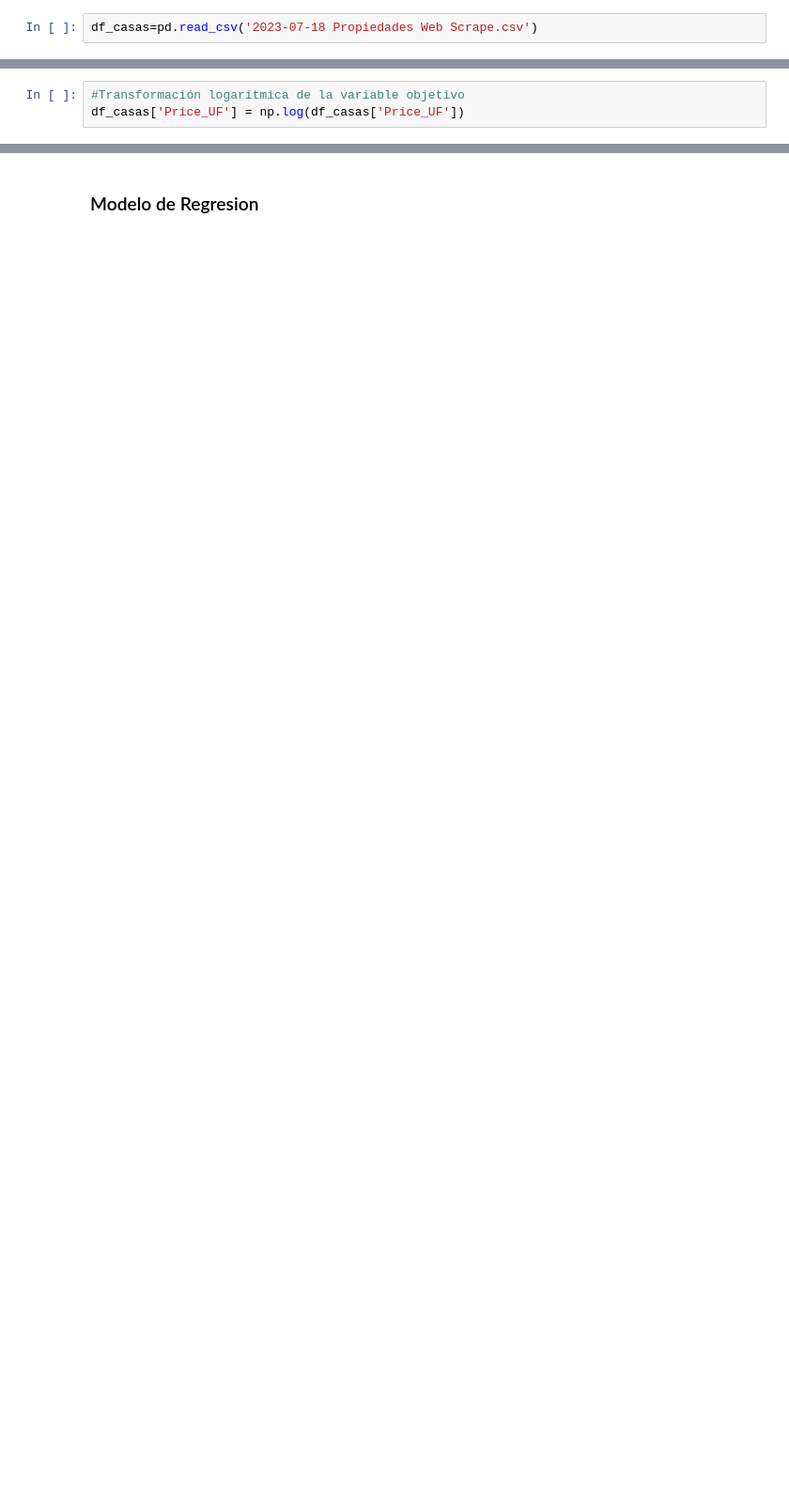
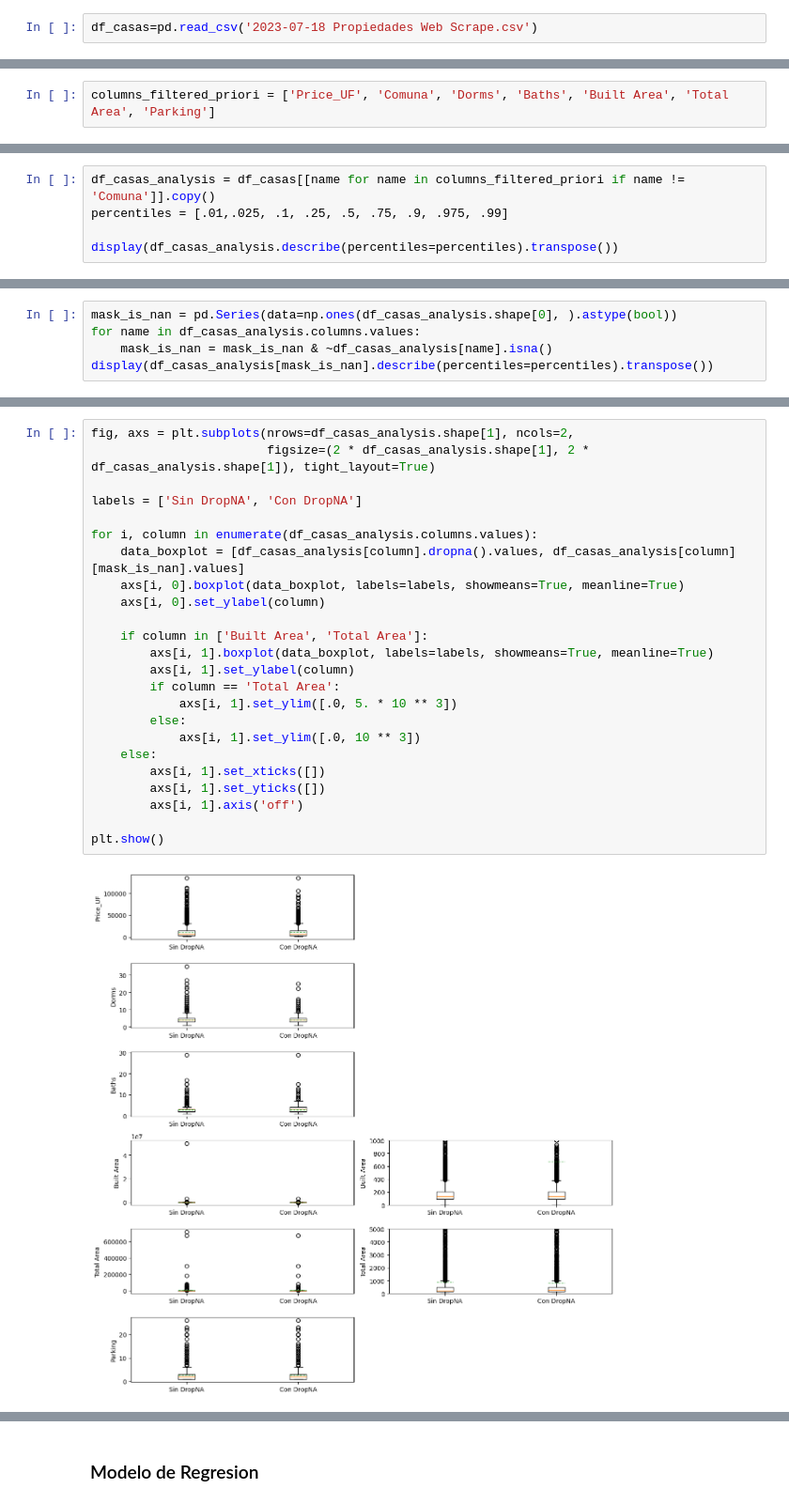
Before and after one commit to mespinoza8/Prediccion-Precio-Casas, a Jupyter notebook: precio_casas.ipynb, the cells around one changed output, grey strips where cells are left out. Shown at 94% size. Saved outputs shown, nothing was run; the diff lists cells and outputs as text; blank space fills up the shorter version.

```diff
--- a/precio_casas.ipynb
+++ b/precio_casas.ipynb
@@ -102,3 +52,0 @@ for i, column in enumerate(subset.columns):
-# %%
-#Transformación logarítmica de la variable objetivo
-df_casas['Price_UF'] = np.log(df_casas['Price_UF'])
@@ -109,0 +99,2 @@ plt.show()
+# %%
+columns_filtered_priori = ['Price_UF', 'Comuna', 'Dorms', 'Baths', 'Built Area', 'Total Area', 'Parking']
@@ -109,0 +104,5 @@ plt.show()
+# %%
+df_casas_analysis = df_casas[[name for name in columns_filtered_priori if name != 'Comuna']].copy()
+percentiles = [.01,.025, .1, .25, .5, .75, .9, .975, .99]
+
+display(df_casas_analysis.describe(percentiles=percentiles).transpose())
@@ -109,0 +119,5 @@ plt.show()
+# %%
+mask_is_nan = pd.Series(data=np.ones(df_casas_analysis.shape[0], ).astype(bool))
+for name in df_casas_analysis.columns.values:
+    mask_is_nan = mask_is_nan & ~df_casas_analysis[name].isna()
+display(df_casas_analysis[mask_is_nan].describe(percentiles=percentiles).transpose())
@@ -109,0 +134,26 @@ plt.show()
+# %%
+fig, axs = plt.subplots(nrows=df_casas_analysis.shape[1], ncols=2,
+                        figsize=(2 * df_casas_analysis.shape[1], 2 * df_casas_analysis.shape[1]), tight_layout=True)
+
+labels = ['Sin DropNA', 'Con DropNA']
+
+for i, column in enumerate(df_casas_analysis.columns.values):
+    data_boxplot = [df_casas_analysis[column].dropna().values, df_casas_analysis[column][mask_is_nan].values]
+    axs[i, 0].boxplot(data_boxplot, labels=labels, showmeans=True, meanline=True)
+    axs[i, 0].set_ylabel(column)
+
+    if column in ['Built Area', 'Total Area']:
+        axs[i, 1].boxplot(data_boxplot, labels=labels, showmeans=True, meanline=True)
+        axs[i, 1].set_ylabel(column)
+        if column == 'Total Area':
+            axs[i, 1].set_ylim([.0, 5. * 10 ** 3])
+        else:
+            axs[i, 1].set_ylim([.0, 10 ** 3])
+    else:
+        axs[i, 1].set_xticks([])
+        axs[i, 1].set_yticks([])
+        axs[i, 1].axis('off')
+
+plt.show()
+# %% [output]
+[figure, added]
```
Also changed, not shown: parts of 48 cells of this notebook, 1 other file.
